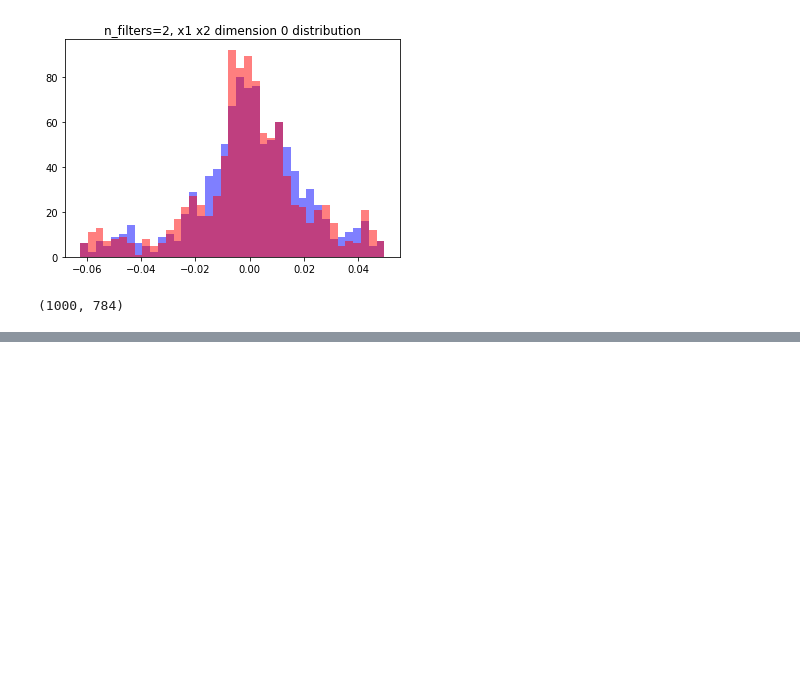
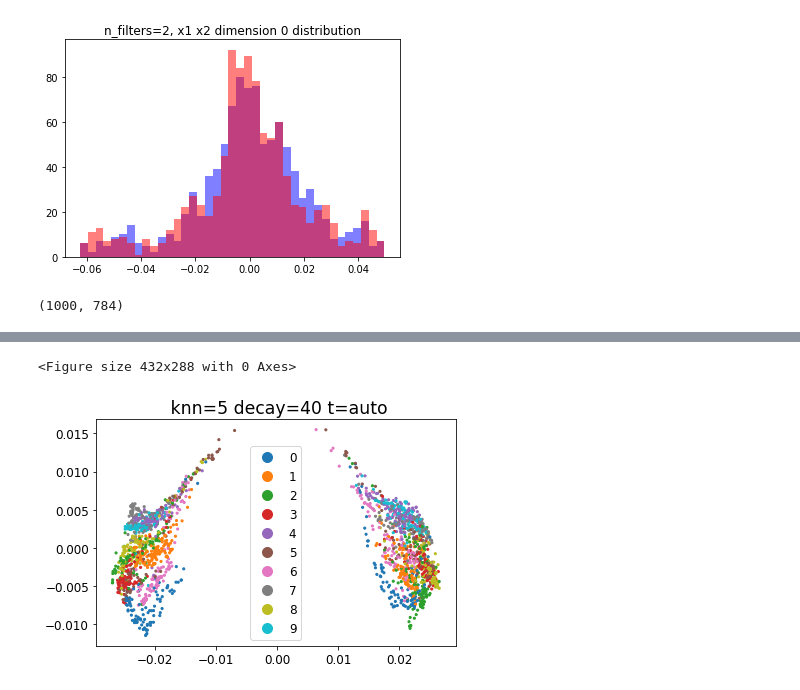
Before and after one commit to KailongPeng/harmonic-alignment, a Jupyter notebook: python/harmonic_example_using_pkg_visulization.ipynb, the cells around one changed output, grey strips where cells are left out. Drawn from its saved outputs; the diff is of its cells as text; code cells hidden in the pictures; blank space fills up the shorter version.

```diff
--- a/python/harmonic_example_using_pkg_visulization.ipynb
+++ b/python/harmonic_example_using_pkg_visulization.ipynb
@@ -213,0 +301,5 @@ X1.shape
+# %%
+_ = show(np.concatenate([X1,X2_rotate],axis=0),list(X1_labels)+list(X2_labels))
+# %% [output]
+<Figure size 432x288 with 0 Axes>
+[figure, added]
```
Also changed, not shown: parts of 8 cells of this notebook, 13 other files.
